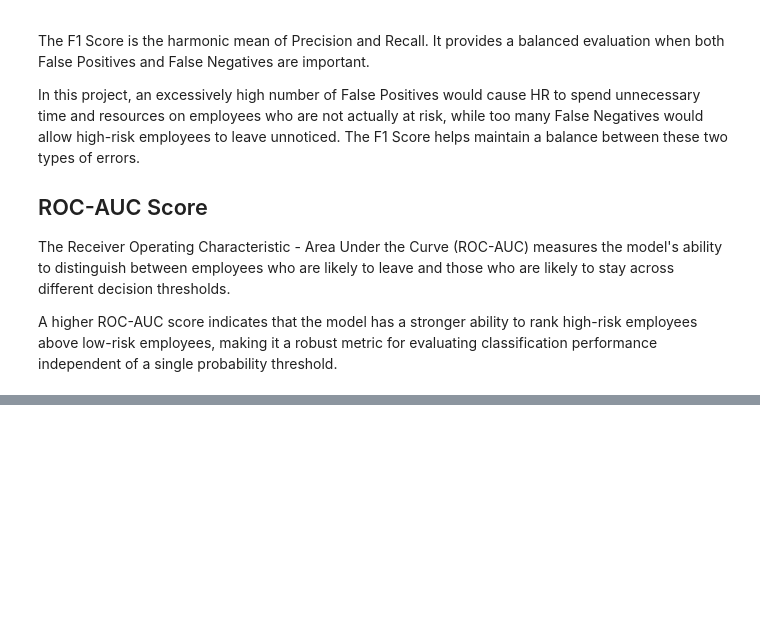
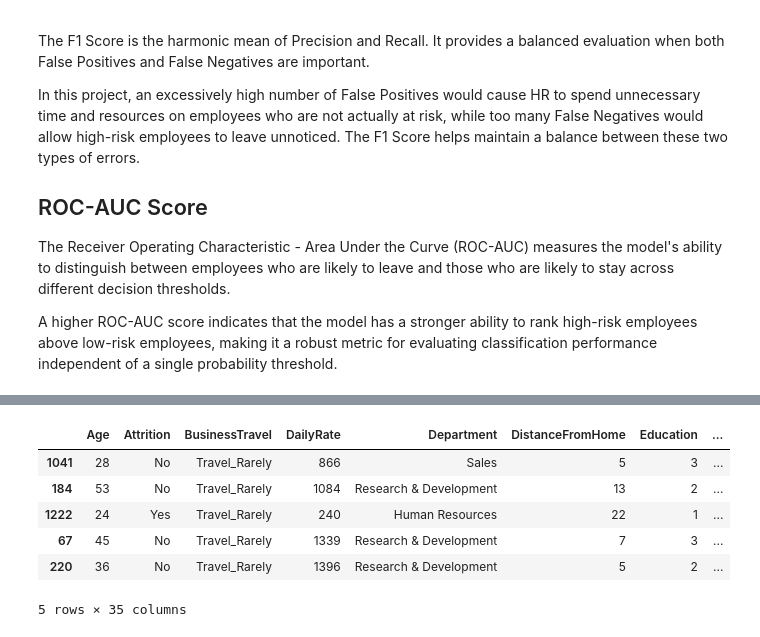
Before and after one commit to Somrat390/Employee-Attrition-Prediction-Platform, a Jupyter notebook: Notebooks/1_business_understanding_.ipynb, the cells around one changed output, grey strips where cells are left out. Saved outputs shown, nothing was run; the diff lists cells and outputs as text; code cells hidden in the pictures; blank space fills up the shorter version.

```diff
--- a/Notebooks/1_business_understanding_.ipynb
+++ b/Notebooks/1_business_understanding_.ipynb
@@ -51,0 +89,10 @@ A higher ROC-AUC score indicates that the model has a stronger ability to rank h
+# %%
+df.sample(5, random_state=42)
+# %% [output]
+|  | Age | Attrition | BusinessTravel | DailyRate | Department | DistanceFromHome | Education | ... |
+| 1041 | 28 | No | Travel_Rarely | 866 | Sales | 5 | 3 | ... |
+| 184 | 53 | No | Travel_Rarely | 1084 | Research & Development | 13 | 2 | ... |
+| 1222 | 24 | Yes | Travel_Rarely | 240 | Human Resources | 22 | 1 | ... |
+| 67 | 45 | No | Travel_Rarely | 1339 | Research & Development | 7 | 3 | ... |
+| 220 | 36 | No | Travel_Rarely | 1396 | Research & Development | 5 | 2 | ... |
+5 rows × 35 columns
```
Also changed, not shown: parts of 25 cells of this notebook.
